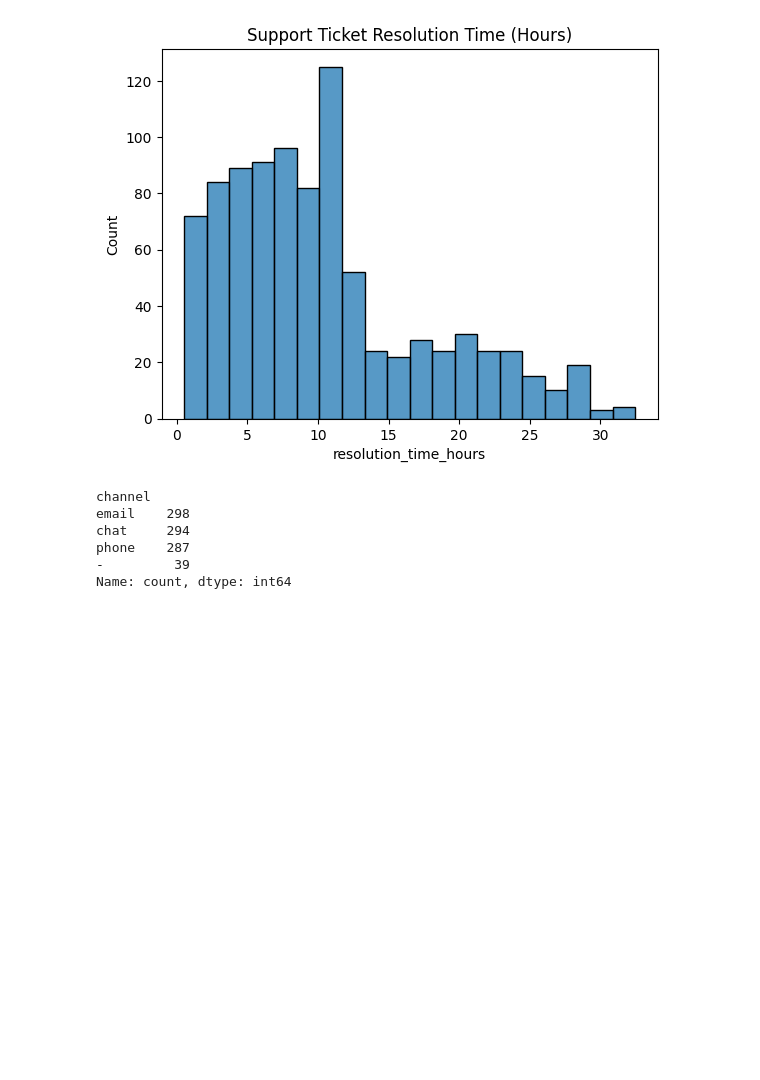
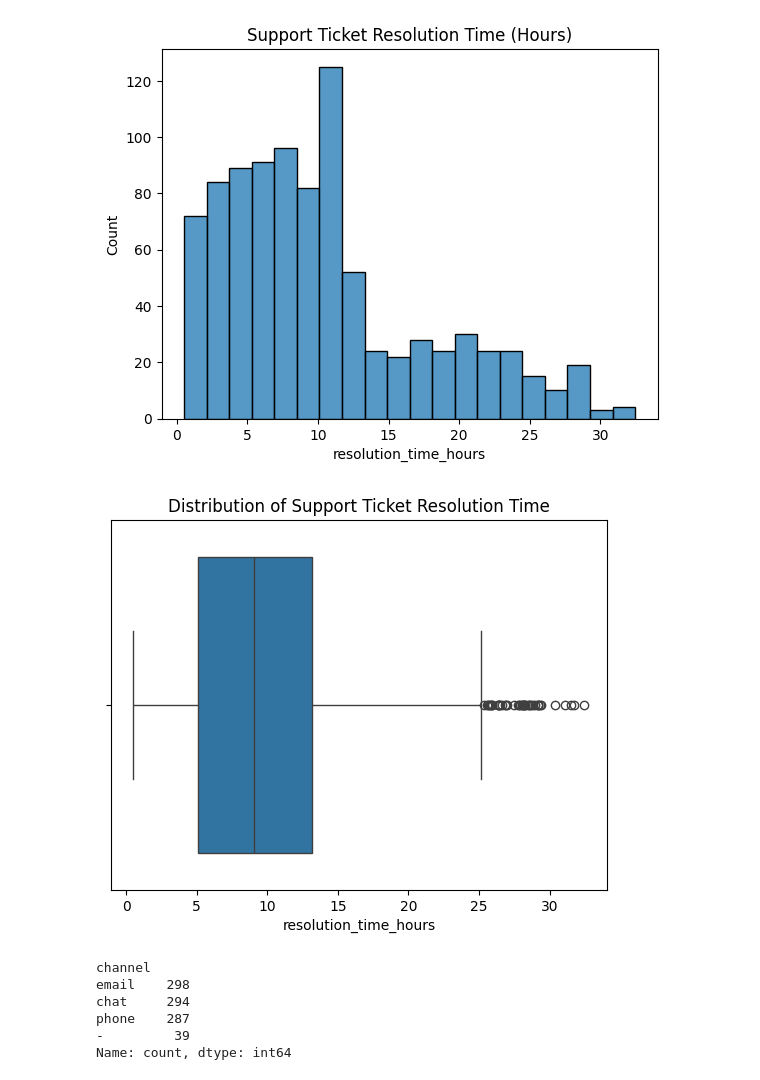
Before and after one commit to Playful-Cloud/customer-churn-behavior-analysis, a Jupyter notebook: notebooks/01_eda.ipynb, the cells around one changed output. Cells and saved outputs as stored; diff of their text form; code cells hidden in the pictures; blank space fills up the shorter version.

```diff
--- a/notebooks/01_eda.ipynb
+++ b/notebooks/01_eda.ipynb
@@ -349,6 +359,22 @@ plt.show()
 # - or instances, maybe where a need for a call is relatively higher due to inquiry instead of a technical one
 # %% [output]
 [figure]
+# %%
+# Support usage distribution
+
+plt.figure()
+sns.boxplot(x=customer_support["resolution_time_hours"])
+plt.title("Distribution of Support Ticket Resolution Time")
+plt.show()
+
+# the spread, median, and outliers
+# The box plot confirms that support ticket resolution times are right-skewed.
+# The median resolution time lies well below the maximum
+# with a relatively compact interquartile range, indicating that most tickets are resolved within a consistent time window.
+# A small number of high-duration outliers extend beyond the upper whisker
+# - suggesting occasional complex or delayed cases rather than systemic service delays.
+# %% [output]
+[figure, added]
 # %%
 # Channel mix
 
```
Also changed, not shown: parts of 4 cells of this notebook, 2 other files.
